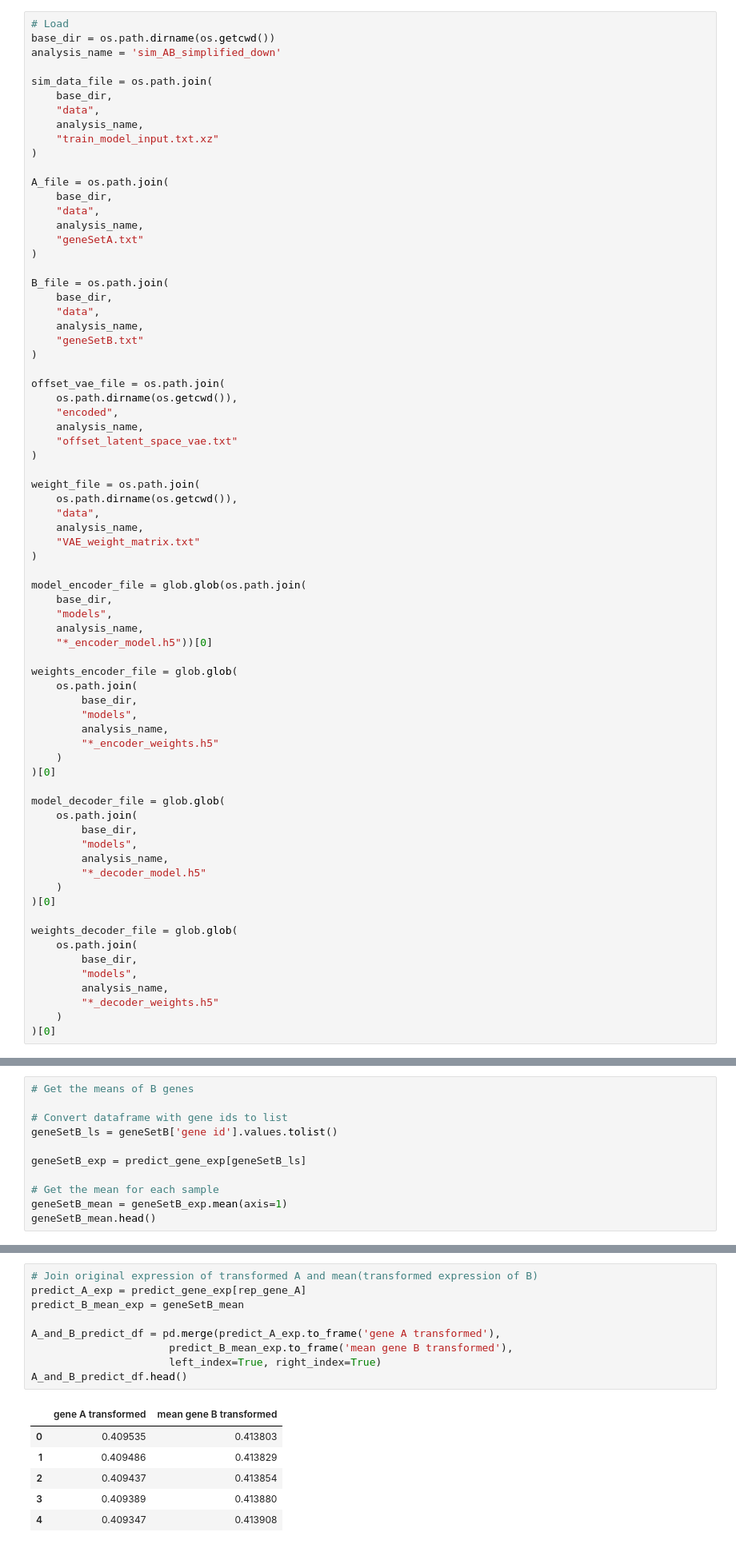
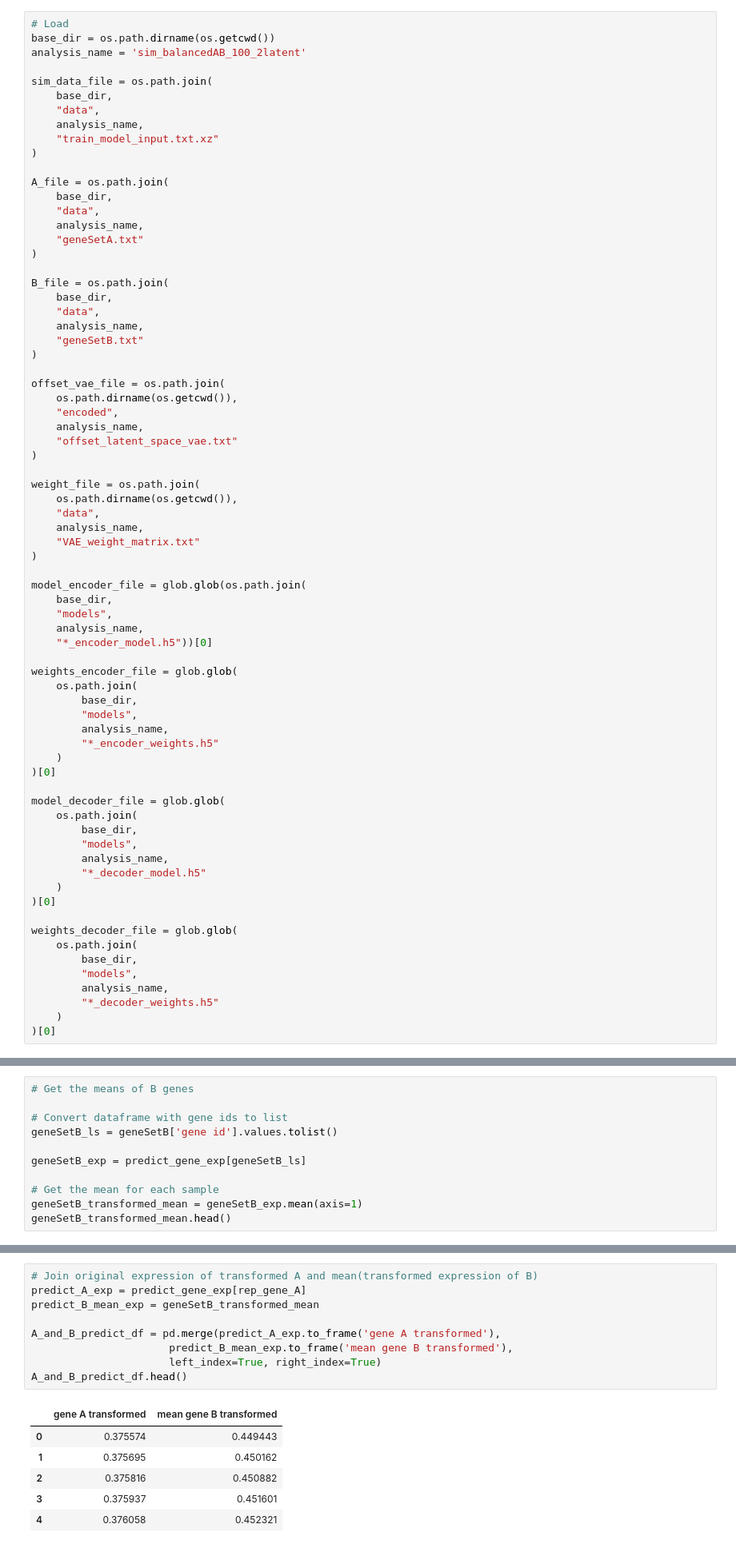
Before and after one commit to greenelab/Pseudomonas_latent_spaces, a Jupyter notebook: scripts/2_explore_relationship_AandB_pt2.ipynb, the cells around one changed output, grey strips where cells are left out. Shown at 80% size. Drawn from its saved outputs; the diff is of its cells as text.

```diff
--- a/scripts/2_explore_relationship_AandB_pt2.ipynb
+++ b/scripts/2_explore_relationship_AandB_pt2.ipynb
@@ -30,7 +30,7 @@ Using TensorFlow backend.
 # %%
 # Load
 base_dir = os.path.dirname(os.getcwd())
-analysis_name = 'sim_AB_simplified_down'
+analysis_name = 'sim_balancedAB_100_2latent'
 
 sim_data_file = os.path.join(
     base_dir,
@@ -696,6 +698,6 @@ geneSetB_ls = geneSetB['gene id'].values.tolist()
 geneSetB_exp = predict_gene_exp[geneSetB_ls]
 
 # Get the mean for each sample
-geneSetB_mean = geneSetB_exp.mean(axis=1)
-geneSetB_mean.head()
+geneSetB_transformed_mean = geneSetB_exp.mean(axis=1)
+geneSetB_transformed_mean.head()
 # %% [output]
@@ -765,19 +767,19 @@ sns.regplot(x='gene A untransformed',
 # %%
 # Join original expression of transformed A and mean(transformed expression of B)
 predict_A_exp = predict_gene_exp[rep_gene_A]
-predict_B_mean_exp = geneSetB_mean
+predict_B_mean_exp = geneSetB_transformed_mean
 
 A_and_B_predict_df = pd.merge(predict_A_exp.to_frame('gene A transformed'),
                       predict_B_mean_exp.to_frame('mean gene B transformed'),
                       left_index=True, right_index=True)
 A_and_B_predict_df.head()
 # %% [output]
 |  | gene A transformed | mean gene B transformed |
-| 0 | 0.409535 | 0.413803 |
-| 1 | 0.409486 | 0.413829 |
-| 2 | 0.409437 | 0.413854 |
-| 3 | 0.409389 | 0.413880 |
-| 4 | 0.409347 | 0.413908 |
+| 0 | 0.375574 | 0.449443 |
+| 1 | 0.375695 | 0.450162 |
+| 2 | 0.375816 | 0.450882 |
+| 3 | 0.375937 | 0.451601 |
+| 4 | 0.376058 | 0.452321 |
 # %%
 # Plot
 sns.regplot(x='gene A transformed',
```
Also changed, not shown: parts of 25 cells of this notebook, 2 other files.
